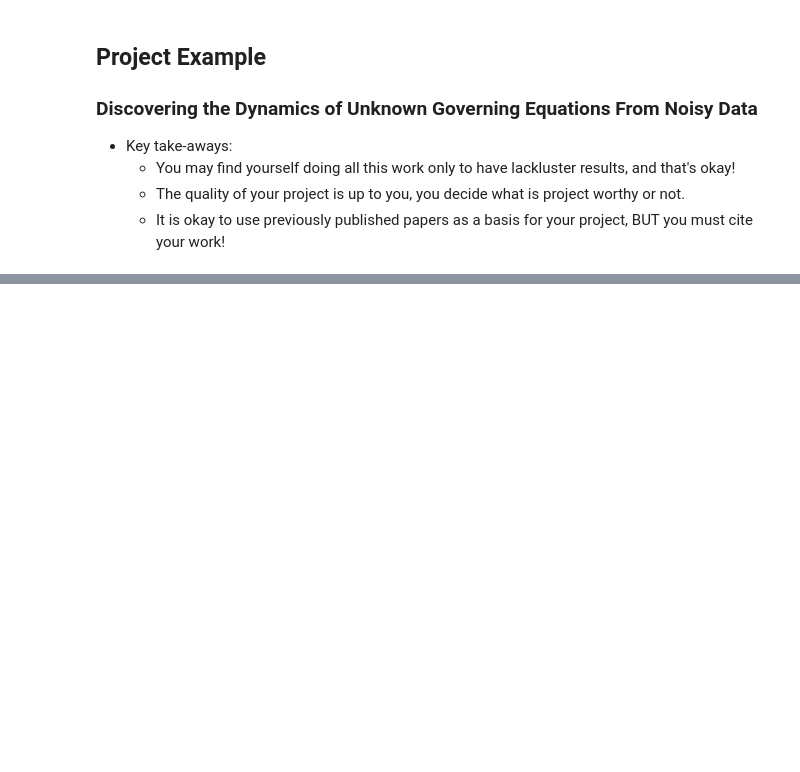
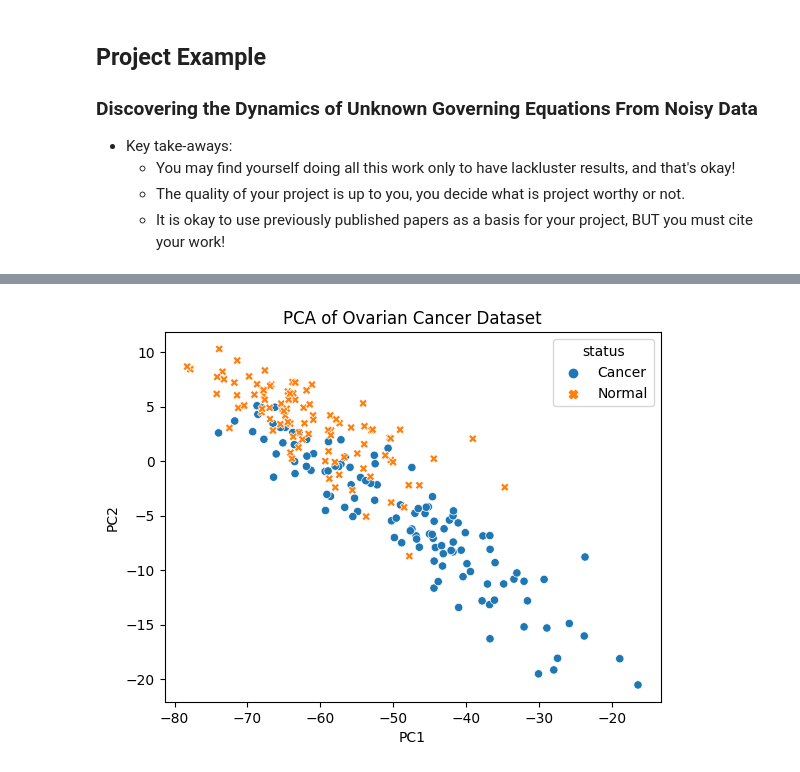
Before and after one commit to adriang1003/AM170B, a Jupyter notebook: Lectures/L6/Weeks 1 - 3 Recap.ipynb, the cells around one changed output, grey strips where cells are left out. Cells and saved outputs as stored; diff of their text form; code cells hidden in the pictures; blank space fills up the shorter version.

```diff
--- a/Lectures/L6/Weeks 1 - 3 Recap.ipynb
+++ b/Lectures/L6/Weeks 1 - 3 Recap.ipynb
@@ -95,0 +168,12 @@ ICA_signals = ICA.fit_transform(X) # X can be a data frame! (small caveat)
+# %%
+### Question 3 ###
+# Trasform PC matrix to a Data Frame for easier plotting
+T = pd.DataFrame(T)
+# Add non-numeric columns
+T = pd.concat([data[['status', 'patients']], T], axis = 1)
+sns.scatterplot(data = T, x = 0, y = 1, hue = 'status', style = 'status').set(title = 'PCA of Ovarian Cancer Dataset',
+                                                                              xlabel = 'PC1',
+                                                                              ylabel = 'PC2')
+plt.show()
+# %% [output]
+[figure, added]
```
Also changed, not shown: parts of 16 cells of this notebook.
